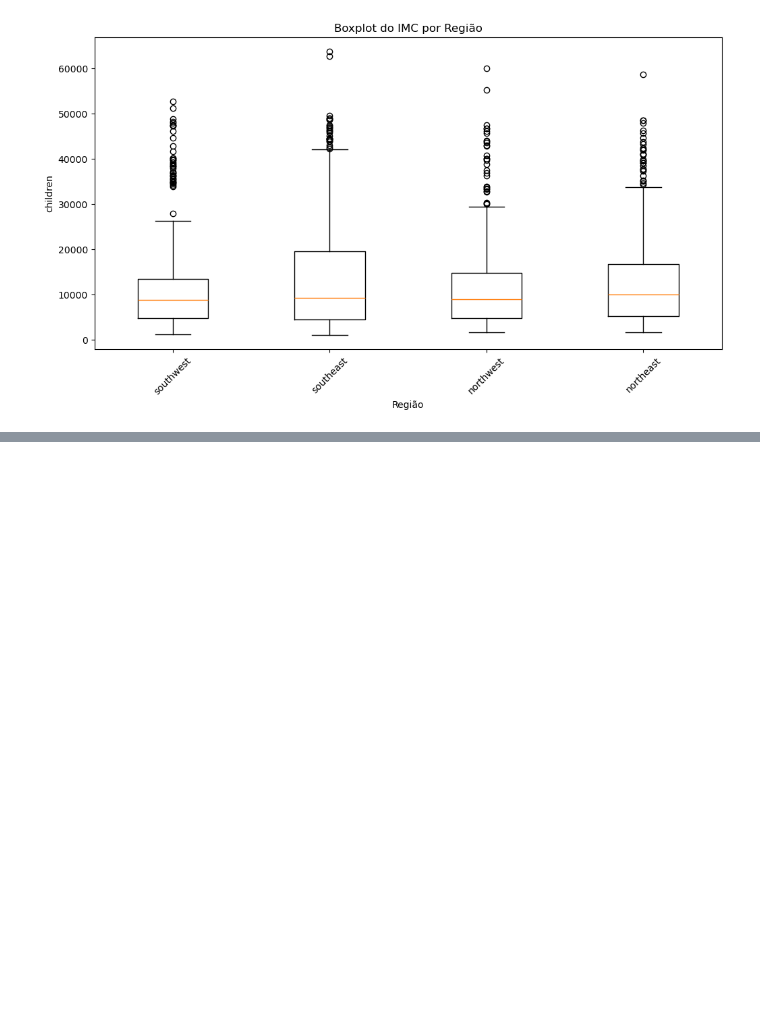
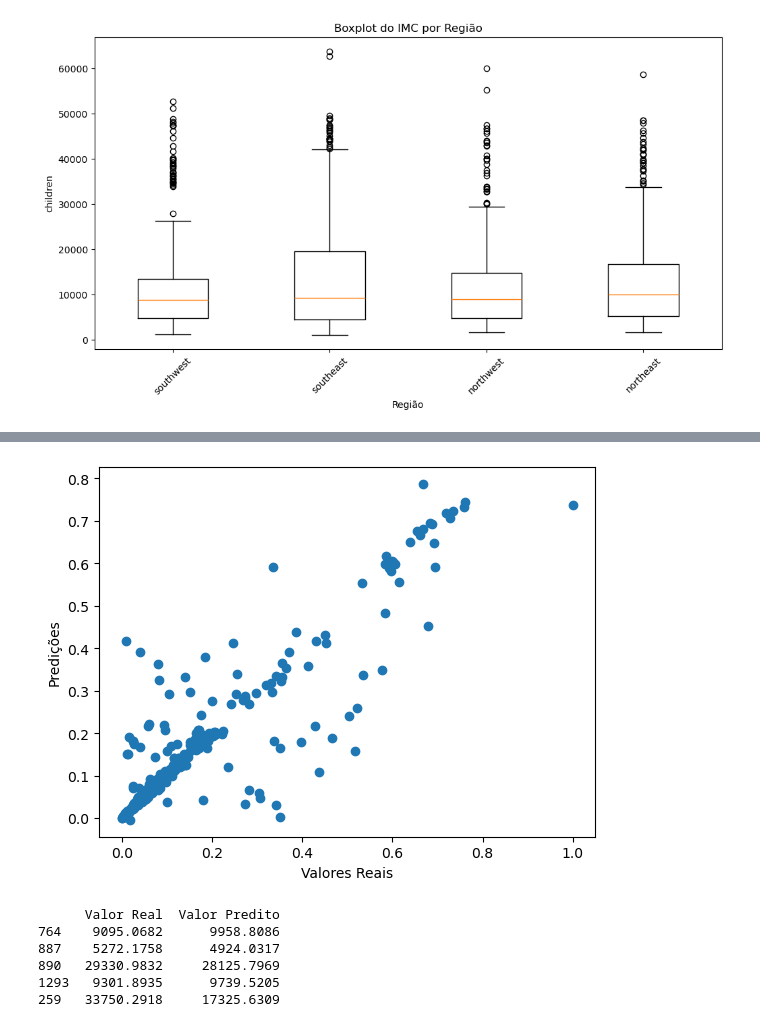
Before and after one commit to gabrieldadcarvalho/neural_network, a Jupyter notebook: projeto/01.ipynb, the cells around one changed output, grey strips where cells are left out. Drawn from its saved outputs; the diff is of its cells as text; code cells hidden in the pictures; blank space fills up the shorter version.

```diff
--- a/projeto/01.ipynb
+++ b/projeto/01.ipynb
@@ -758,0 +791,9 @@ KeyboardInterrupt:
+# %%
+# Predição e visualização
+predictions = modelo.predict(X_test)
+
+# Colocar valores reais e preditos em um DataFrame
+results_df = pd.DataFrame({'Valor Real': y_test, 'Valor Predito': predictions.flatten()})
+
+# Exibir o DataFrame
+print(results_df.head())
@@ -758,0 +808,8 @@ KeyboardInterrupt:
+# %%
+# Plotar previsões vs valores reais
+plt.scatter(y_test, predictions)
+plt.xlabel('Valores Reais')
+plt.ylabel('Predições')
+plt.show()
+# %% [output]
+[figure, added]
@@ -758,0 +819,13 @@ KeyboardInterrupt:
+# %%
+# Colocar valores reais e preditos em um DataFrame
+results_df = pd.DataFrame({'Valor Real': r_trans(y_test, y_dic['max'], y_dic['min']), 'Valor Predito': r_trans(predictions, y_dic['max'], y_dic['min']).flatten()})
+
+# Exibir o DataFrame
+print(results_df.head())
+# %% [output]
+      Valor Real  Valor Predito
+764    9095.0682      9958.8086
+887    5272.1758      4924.0317
+890   29330.9832     28125.7969
+1293   9301.8935      9739.5205
+259   33750.2918     17325.6309
```
Also changed, not shown: parts of 23 cells of this notebook.
